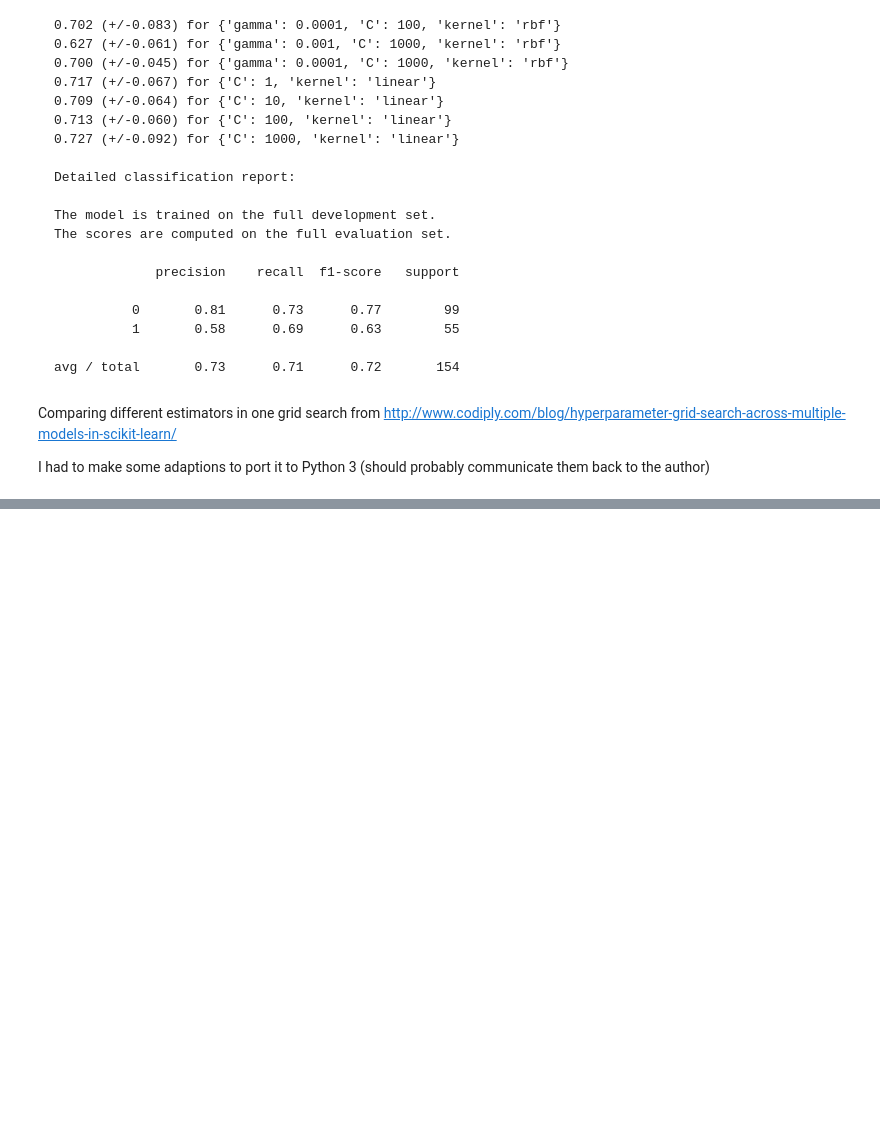
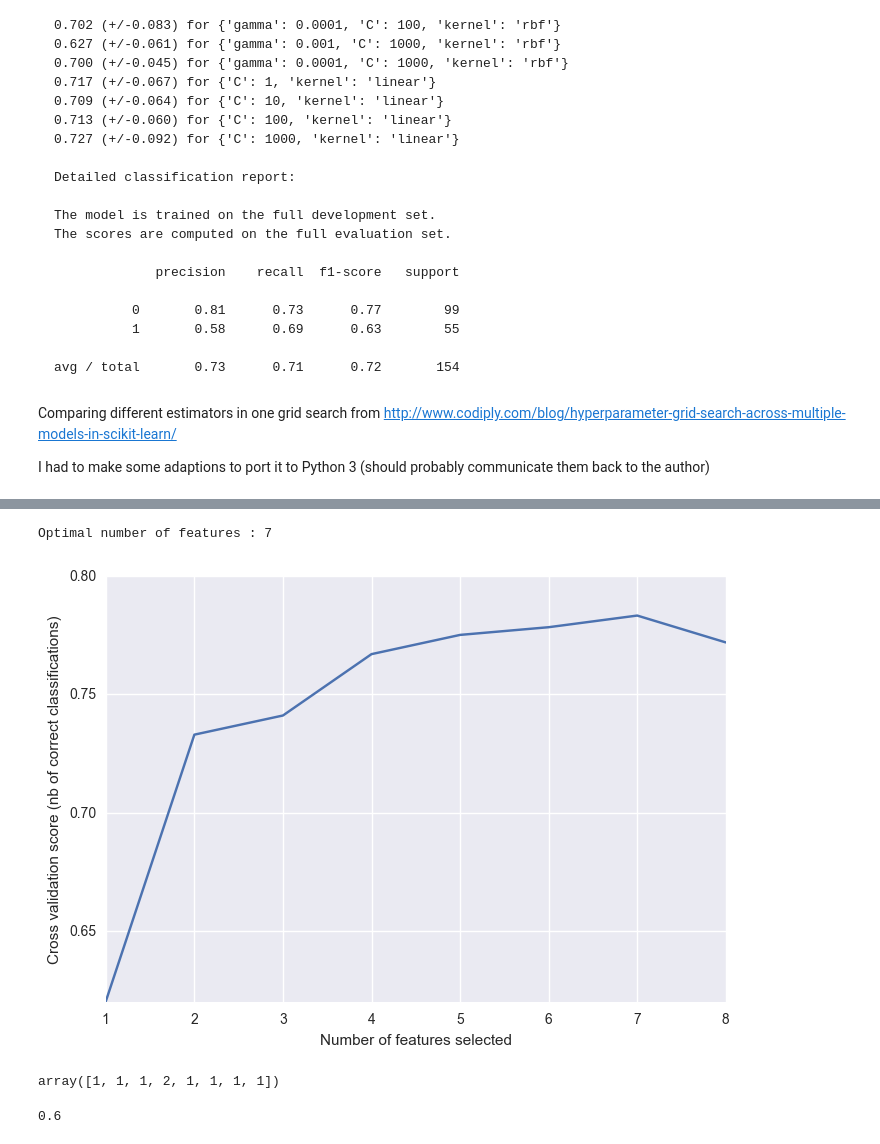
Before and after one commit to creiser/diabetes-classification, a Jupyter notebook: diabetes-classification.ipynb, the cells around one changed output, grey strips where cells are left out. Drawn from its saved outputs; the diff is of its cells as text; code cells hidden in the pictures; blank space fills up the shorter version.

```diff
--- a/diabetes-classification.ipynb
+++ b/diabetes-classification.ipynb
@@ -203,0 +197,29 @@ pd.DataFrame.from_dict(results).sort_values('mean', ascending=False)
+# %%
+
+# Create the RFE object and compute a cross-validated score.
+# The "accuracy" scoring is proportional to the number of correct
+# classifications
+rfecv = RFECV(estimator=GradientBoostingClassifier(), step=1, cv=StratifiedKFold(10),
+              scoring='accuracy')
+rfecv.fit(X_train, y_train)
+
+print("Optimal number of features : %d" % rfecv.n_features_)
+
+# Plot number of features VS. cross-validation scores
+plt.figure()
+plt.xlabel("Number of features selected")
+plt.ylabel("Cross validation score (nb of correct classifications)")
+plt.plot(range(1, len(rfecv.grid_scores_) + 1), rfecv.grid_scores_)
+plt.show()
+# %% [output]
+Optimal number of features : 7
+[figure, added]
+# %%
+rfecv.ranking_
+# %% [output]
+array([1, 1, 1, 2, 1, 1, 1, 1])
+# %%
+pd.set_option('display.max_rows', None)
+df[df['insu'] > 400]['class'].mean()
+# %% [output]
+0.6
```
Also changed, not shown: parts of 6 cells of this notebook.
